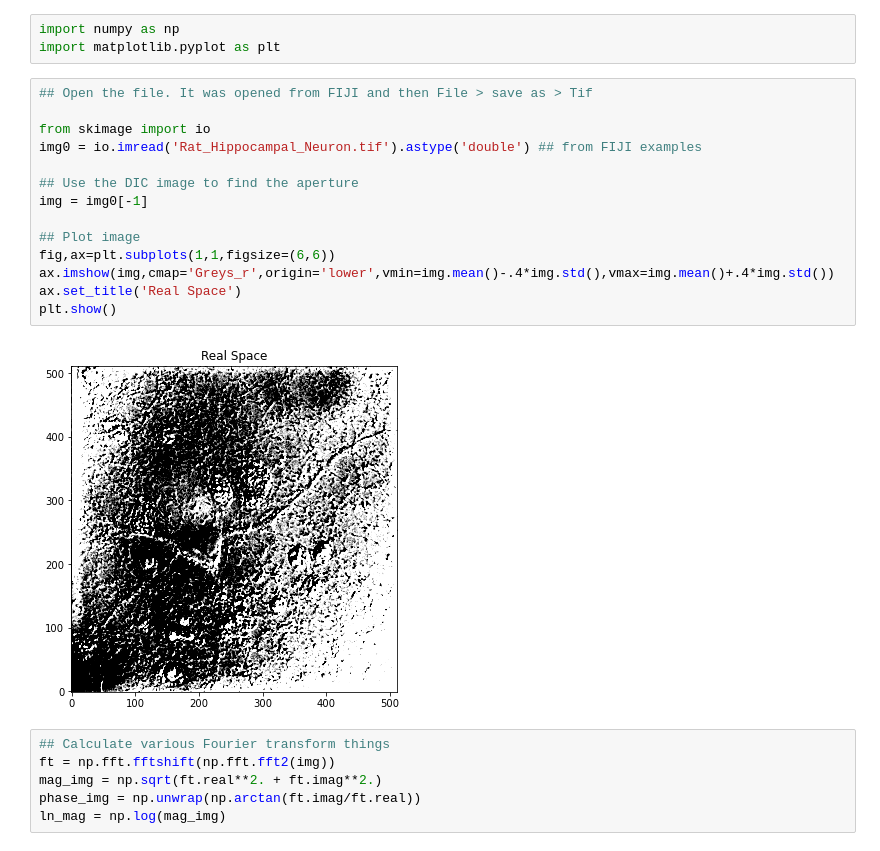
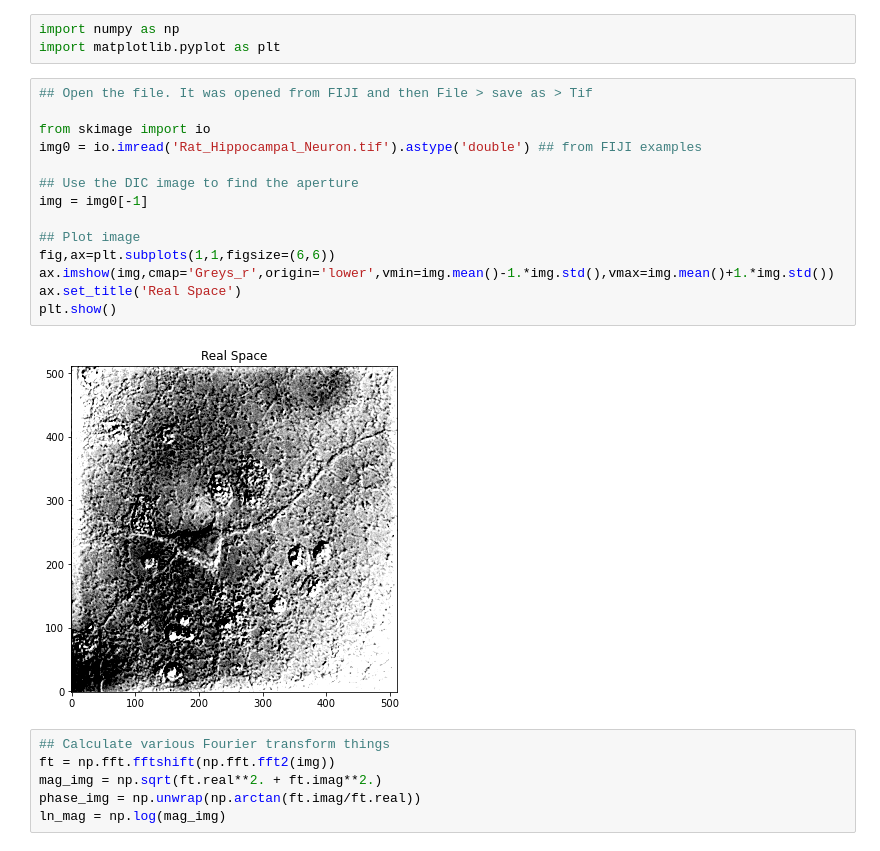
Before and after one commit to bayes-shape-calc/examples, a Jupyter notebook: _notebooks/2021-11-21-Microscopy-Automatic-Aperture-Filtering.ipynb, the cells around one changed output. Saved outputs shown, nothing was run; the diff lists cells and outputs as text.

```diff
--- a/_notebooks/2021-11-21-Microscopy-Automatic-Aperture-Filtering.ipynb
+++ b/_notebooks/2021-11-21-Microscopy-Automatic-Aperture-Filtering.ipynb
@@ -24,19 +24,19 @@ import matplotlib.pyplot as plt
 # %%
 ## Open the file. It was opened from FIJI and then File > save as > Tif
 
 from skimage import io
 img0 = io.imread('Rat_Hippocampal_Neuron.tif').astype('double') ## from FIJI examples
 
 ## Use the DIC image to find the aperture
 img = img0[-1]
 
 ## Plot image
 fig,ax=plt.subplots(1,1,figsize=(6,6))
-ax.imshow(img,cmap='Greys_r',origin='lower',vmin=img.mean()-.4*img.std(),vmax=img.mean()+.4*img.std())
+ax.imshow(img,cmap='Greys_r',origin='lower',vmin=img.mean()-1.*img.std(),vmax=img.mean()+1.*img.std())
 ax.set_title('Real Space')
 plt.show()
 # %% [output]
-[figure, old version]
+[figure, new version]
 # %%
 ## Calculate various Fourier transform things
 ft = np.fft.fftshift(np.fft.fft2(img))
```
Also changed, not shown: parts of 4 cells of this notebook, 1 other file.
